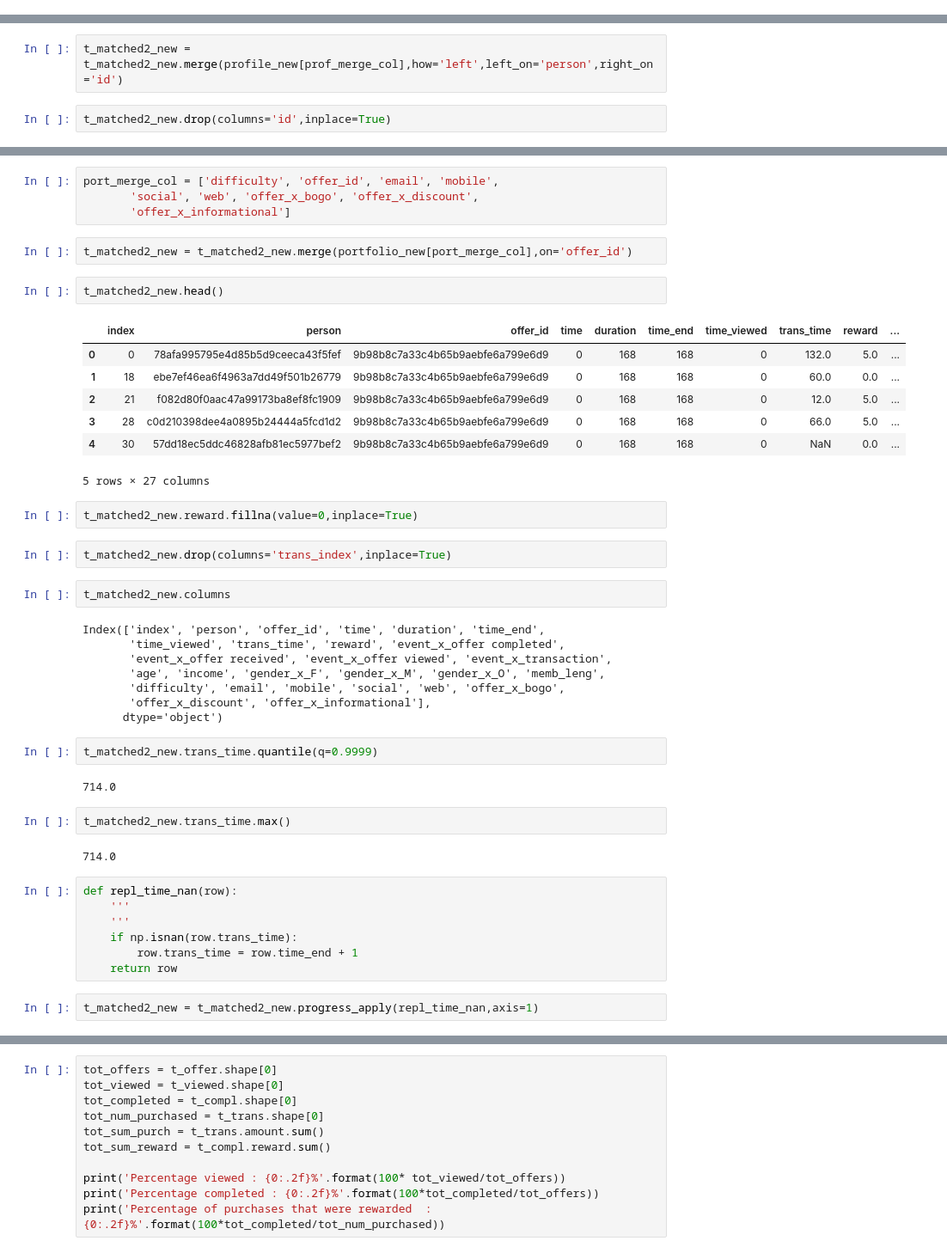
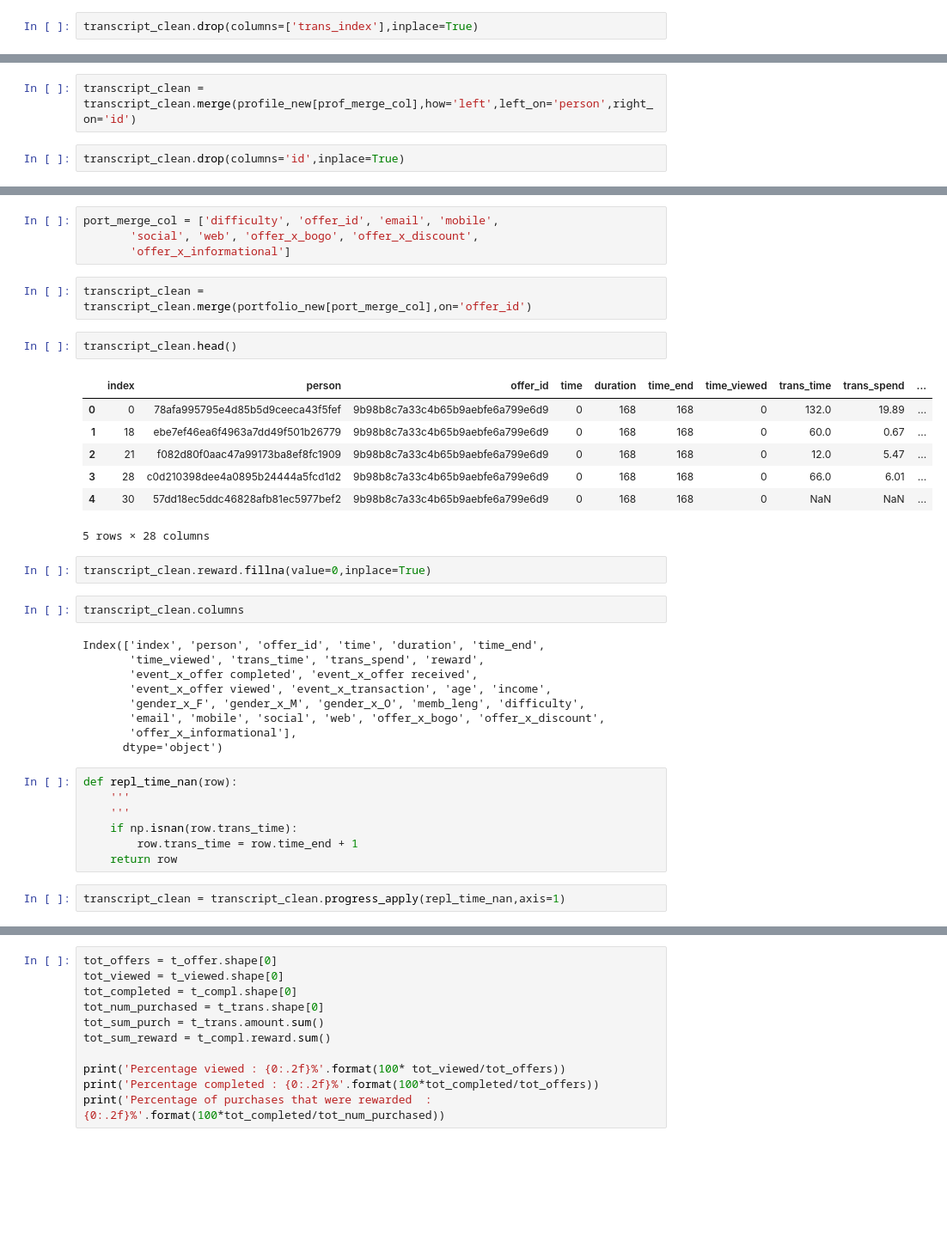
Before and after one commit to TomCanty/StarbucksCapstone, a Jupyter notebook: Starbucks_Capstone_notebook.ipynb, the cells around one changed output, grey strips where cells are left out. Shown: that part at 86% size. Saved outputs shown, nothing was run; the diff lists cells and outputs as text; blank space fills up the shorter version.

```diff
--- a/Starbucks_Capstone_notebook.ipynb
+++ b/Starbucks_Capstone_notebook.ipynb
@@ -298 +335,3 @@ t_matched2 = pd.read_pickle('combined_trans.pkl')
+# %%
+transcript_clean.drop(columns=['trans_index'],inplace=True)
 # %%
@@ -314,7 +355,7 @@ Index(['age', 'became_member_on', 'gender', 'id', 'income', 'gender_x_F',
 prof_merge_col = ['id','age','income','gender_x_F',
        'gender_x_M', 'gender_x_O', 'memb_leng']
 # %%
-t_matched2_new = t_matched2_new.merge(profile_new[prof_merge_col],how='left',left_on='person',right_on='id')
+transcript_clean = transcript_clean.merge(profile_new[prof_merge_col],how='left',left_on='person',right_on='id')
 # %%
-t_matched2_new.drop(columns='id',inplace=True)
+transcript_clean.drop(columns='id',inplace=True)
 # %%
@@ -347,39 +388,30 @@ port_merge_col = ['difficulty', 'offer_id', 'email', 'mobile',
        'social', 'web', 'offer_x_bogo', 'offer_x_discount',
        'offer_x_informational']
 # %%
-t_matched2_new = t_matched2_new.merge(portfolio_new[port_merge_col],on='offer_id')
+transcript_clean = transcript_clean.merge(portfolio_new[port_merge_col],on='offer_id')
 # %%
-t_matched2_new.head()
+transcript_clean.head()
 # %% [output]
-|  | index | person | offer_id | time | duration | time_end | time_viewed | trans_time | reward | ... |
-| 0 | 0 | 78afa995795e4d85b5d9ceeca43f5fef | 9b98b8c7a33c4b65b9aebfe6a799e6d9 | 0 | 168 | 168 | 0 | 132.0 | 5.0 | ... |
-| 1 | 18 | ebe7ef46ea6f4963a7dd49f501b26779 | 9b98b8c7a33c4b65b9aebfe6a799e6d9 | 0 | 168 | 168 | 0 | 60.0 | 0.0 | ... |
-| 2 | 21 | f082d80f0aac47a99173ba8ef8fc1909 | 9b98b8c7a33c4b65b9aebfe6a799e6d9 | 0 | 168 | 168 | 0 | 12.0 | 5.0 | ... |
-| 3 | 28 | c0d210398dee4a0895b24444a5fcd1d2 | 9b98b8c7a33c4b65b9aebfe6a799e6d9 | 0 | 168 | 168 | 0 | 66.0 | 5.0 | ... |
-| 4 | 30 | 57dd18ec5ddc46828afb81ec5977bef2 | 9b98b8c7a33c4b65b9aebfe6a799e6d9 | 0 | 168 | 168 | 0 | NaN | 0.0 | ... |
+|  | index | person | offer_id | time | duration | time_end | time_viewed | trans_time | trans_spend | ... |
+| 0 | 0 | 78afa995795e4d85b5d9ceeca43f5fef | 9b98b8c7a33c4b65b9aebfe6a799e6d9 | 0 | 168 | 168 | 0 | 132.0 | 19.89 | ... |
+| 1 | 18 | ebe7ef46ea6f4963a7dd49f501b26779 | 9b98b8c7a33c4b65b9aebfe6a799e6d9 | 0 | 168 | 168 | 0 | 60.0 | 0.67 | ... |
+| 2 | 21 | f082d80f0aac47a99173ba8ef8fc1909 | 9b98b8c7a33c4b65b9aebfe6a799e6d9 | 0 | 168 | 168 | 0 | 12.0 | 5.47 | ... |
+| 3 | 28 | c0d210398dee4a0895b24444a5fcd1d2 | 9b98b8c7a33c4b65b9aebfe6a799e6d9 | 0 | 168 | 168 | 0 | 66.0 | 6.01 | ... |
+| 4 | 30 | 57dd18ec5ddc46828afb81ec5977bef2 | 9b98b8c7a33c4b65b9aebfe6a799e6d9 | 0 | 168 | 168 | 0 | NaN | NaN | ... |
-5 rows × 27 columns
+5 rows × 28 columns
 # %%
-t_matched2_new.reward.fillna(value=0,inplace=True)
+transcript_clean.reward.fillna(value=0,inplace=True)
-# %%
-t_matched2_new.drop(columns='trans_index',inplace=True)
 # %%
-t_matched2_new.columns
+transcript_clean.columns
 # %% [output]
 Index(['index', 'person', 'offer_id', 'time', 'duration', 'time_end',
-       'time_viewed', 'trans_time', 'reward', 'event_x_offer completed',
-       'event_x_offer received', 'event_x_offer viewed', 'event_x_transaction',
-       'age', 'income', 'gender_x_F', 'gender_x_M', 'gender_x_O', 'memb_leng',
-       'difficulty', 'email', 'mobile', 'social', 'web', 'offer_x_bogo',
-       'offer_x_discount', 'offer_x_informational'],
+       'time_viewed', 'trans_time', 'trans_spend', 'reward',
+       'event_x_offer completed', 'event_x_offer received',
+       'event_x_offer viewed', 'event_x_transaction', 'age', 'income',
+       'gender_x_F', 'gender_x_M', 'gender_x_O', 'memb_leng', 'difficulty',
+       'email', 'mobile', 'social', 'web', 'offer_x_bogo', 'offer_x_discount',
+       'offer_x_informational'],
       dtype='object')
-# %%
-t_matched2_new.trans_time.quantile(q=0.9999)
-# %% [output]
-714.0
-# %%
-t_matched2_new.trans_time.max()
-# %% [output]
-714.0
 # %%
 def repl_time_nan(row):
     '''
@@ -388,4 +420,4 @@ def repl_time_nan(row):
         row.trans_time = row.time_end + 1
     return row
 # %%
-t_matched2_new = t_matched2_new.progress_apply(repl_time_nan,axis=1)
+transcript_clean = transcript_clean.progress_apply(repl_time_nan,axis=1)
```
Also changed, not shown: parts of 34 cells of this notebook, 2 other files.
